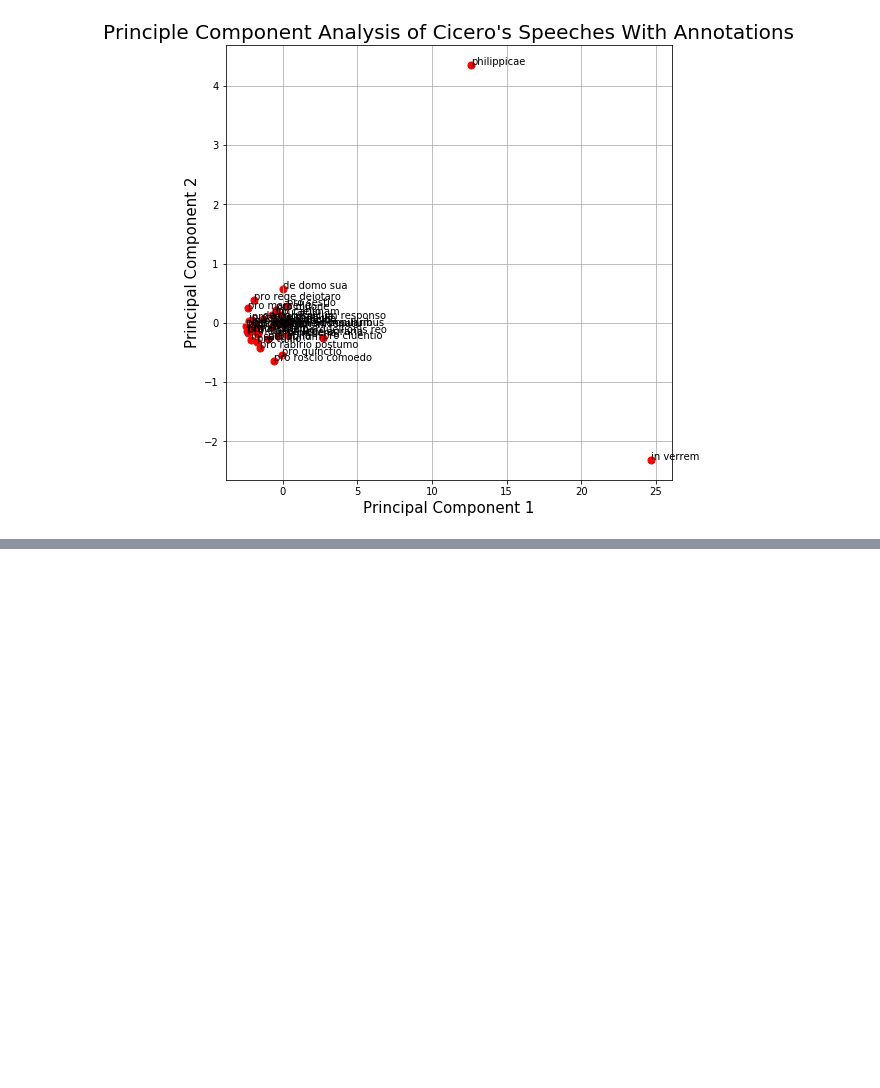
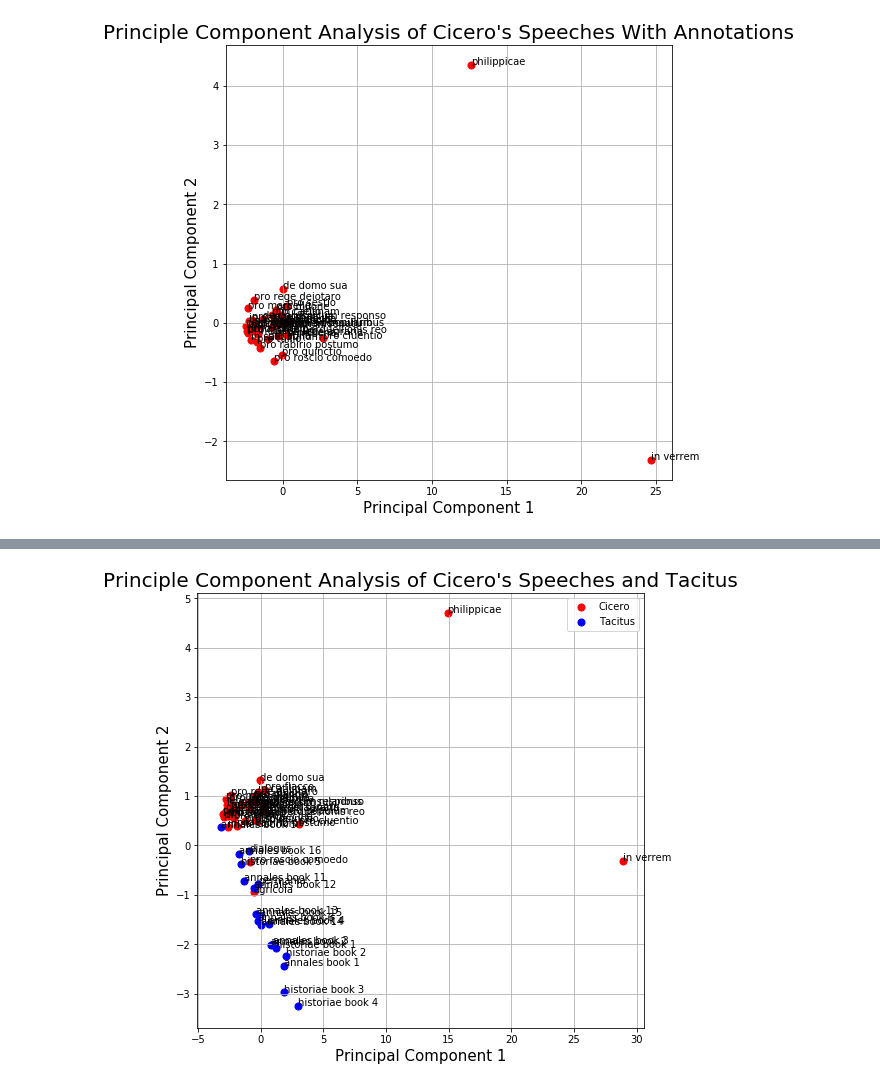
Before and after one commit to TylerKirby/latin-prose-rhythm, a Jupyter notebook: notebooks/statistical_tests.ipynb, the cells around one changed output, grey strips where cells are left out. Saved outputs shown, nothing was run; the diff lists cells and outputs as text; code cells hidden in the pictures; blank space fills up the shorter version.

```diff
--- a/notebooks/statistical_tests.ipynb
+++ b/notebooks/statistical_tests.ipynb
@@ -267,0 +349,25 @@ plt.show()
+# %%
+from matplotlib import pyplot as plt
+fig = plt.figure(figsize = (8,8))
+ax = fig.add_subplot(1,1,1)
+ax.set_xlabel('Principal Component 1', fontsize = 15)
+ax.set_ylabel('Principal Component 2', fontsize = 15)
+ax.set_title('Principle Component Analysis of Cicero\'s Speeches and Tacitus', fontsize = 20)
+
+
+ax.scatter(x=works['Component 1'][:36], y=works['Component 2'][:36]
+           , c = 'r'
+           , s = 50)
+
+
+ax.scatter(x=works['Component 1'][36:], y=works['Component 2'][36:]
+           , c = 'b'
+           , s = 50)
+
+for i in range(works.shape[0]):
+    ax.annotate(works['title'][i], (works['Component 1'][i], works['Component 2'][i]))
+ax.legend(['Cicero', 'Tacitus'])
+ax.grid()
+plt.show()
+# %% [output]
+[figure, added]
```
Also changed, not shown: parts of 12 cells of this notebook.
